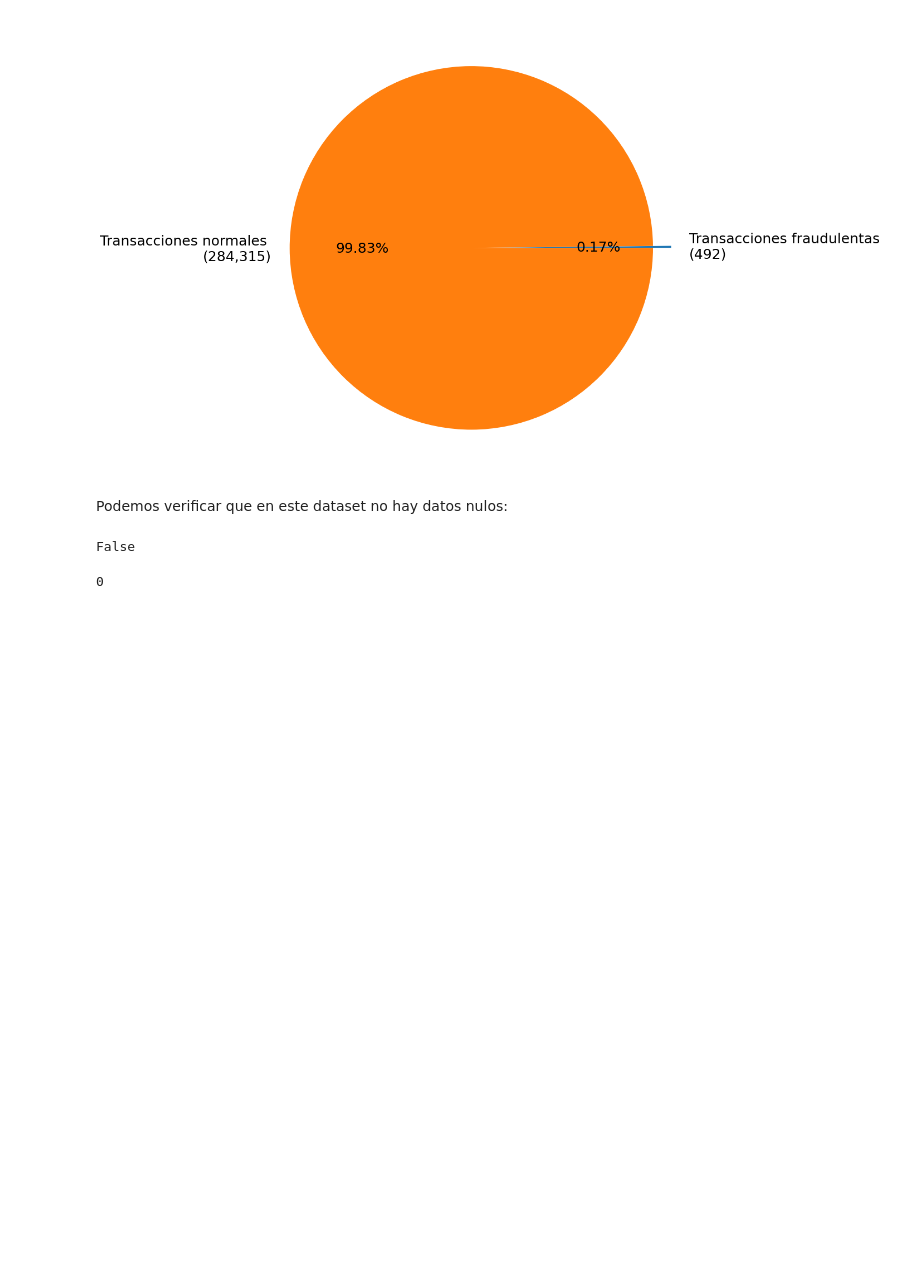
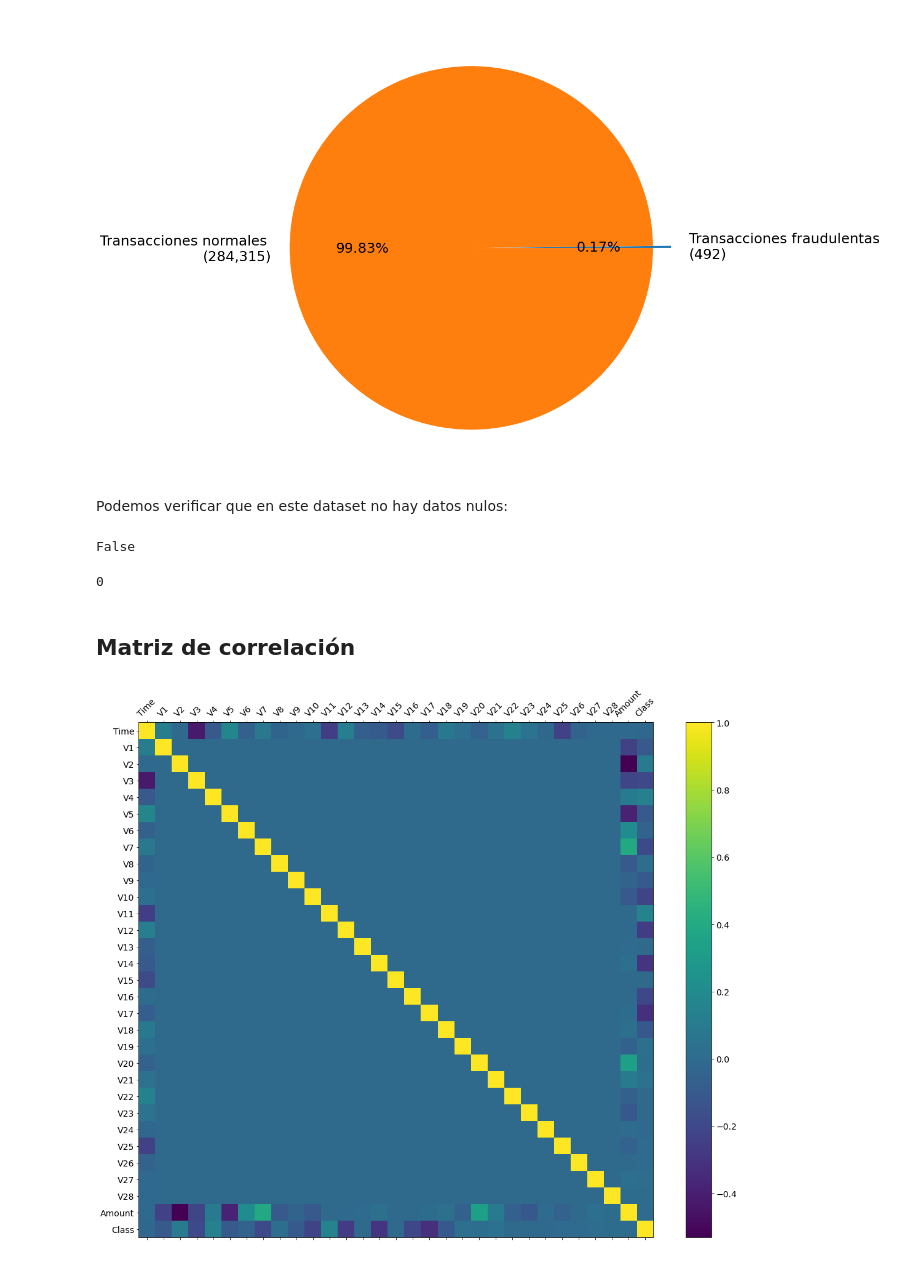
Before and after one commit to gamanc/AnomalyDetection, a Jupyter notebook: AnomalyDetection.ipynb, the cells around one changed output. Drawn from its saved outputs; the diff is of its cells as text; code cells hidden in the pictures; blank space fills up the shorter version.

Commit message:
Adding correlation matrix plot

```diff
--- a/AnomalyDetection.ipynb
+++ b/AnomalyDetection.ipynb
@@ -31,12 +33,11 @@ len(df)
 # %% [markdown]
 Lo anterior nos indica que de las $284,807$ transacciones en el dataset, $492$ corresponden a transacciones fraudulentas, de modo que el resto de transacciones, $284,315$, son transacciones normales. Podemos visualizar esto en un gráfico de pastel.
 # %%
-import pylab
-df = pd.DataFrame({ 'Tipo de transacción': ['Transacciones fraudulentas \n(492)', 'Transacciones normales \n(284,315)'],
+plot_data = pd.DataFrame({ 'Tipo de transacción': ['Transacciones fraudulentas \n(492)', 'Transacciones normales \n(284,315)'],
                   'Cantidad': [492, 284315]})
 
-df.set_index('Tipo de transacción', inplace=True)
-plot = df.plot.pie(y='Cantidad', legend=False, \
+plot_data.set_index('Tipo de transacción', inplace=True)
+plot = plot_data.plot.pie(y='Cantidad', legend=False, \
                    autopct='%1.2f%%', explode=(0, 0.1), \
                    shadow=False, startangle=0, figsize=(15, 15), fontsize=25);
 pylab.ylabel('')
@@ -54,3 +55,15 @@ False
 df.isnull().sum().sum()
 # %% [output]
 0
+# %% [markdown]
+## Matriz de correlación
+# %%
+f = plt.figure(figsize=(19, 15))
+corrMatrix = df.corr()
+plt.matshow(corrMatrix, fignum=f.number)
+plt.xticks(range(df.select_dtypes(['number']).shape[1]), df.select_dtypes(['number']).columns, fontsize=14, rotation=45)
+plt.yticks(range(df.select_dtypes(['number']).shape[1]), df.select_dtypes(['number']).columns, fontsize=14)
+cb = plt.colorbar()
+cb.ax.tick_params(labelsize=14)
+# %% [output]
+[figure, added]
```
Also changed, not shown: parts of 1 cell of this notebook.
